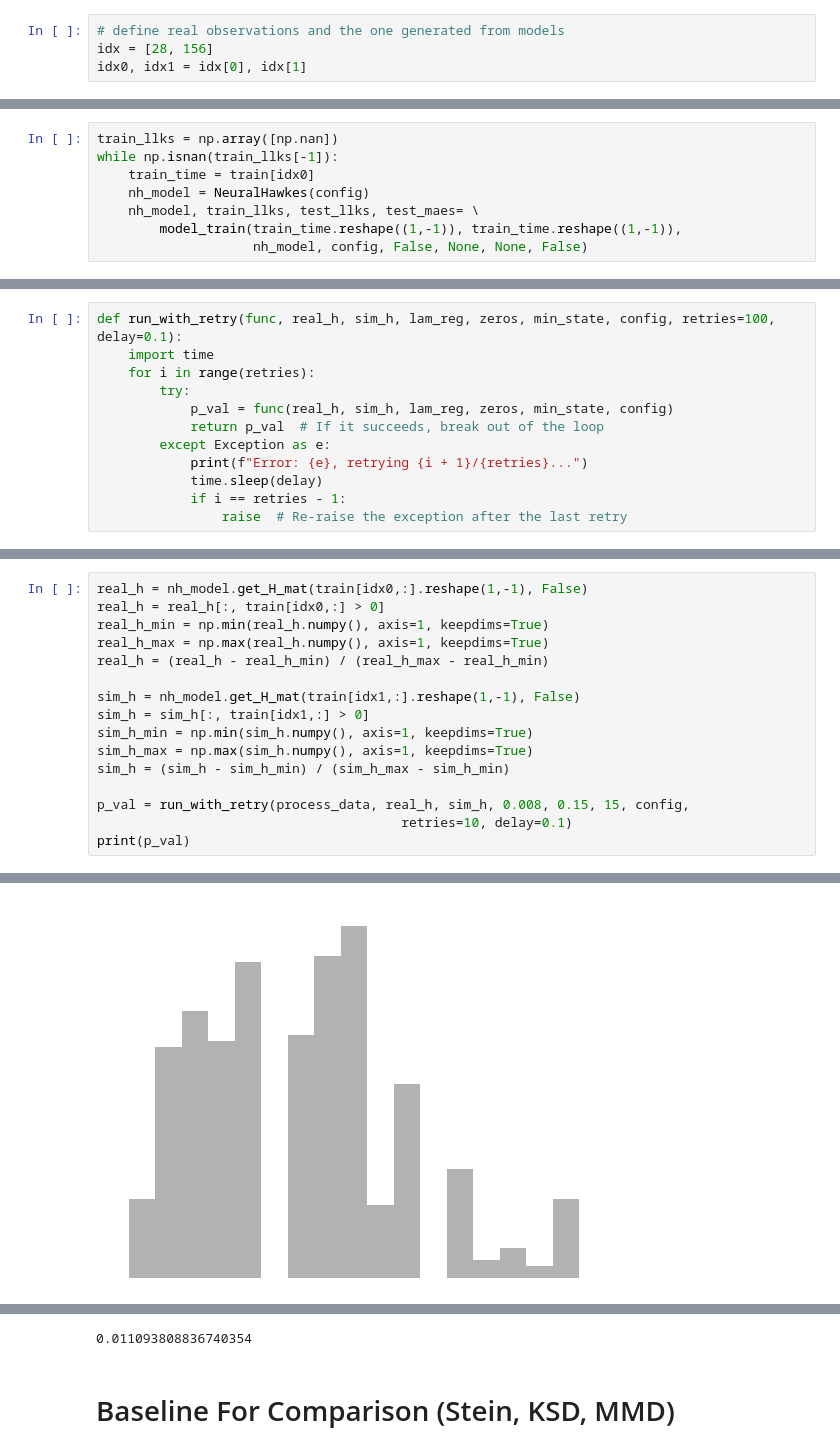
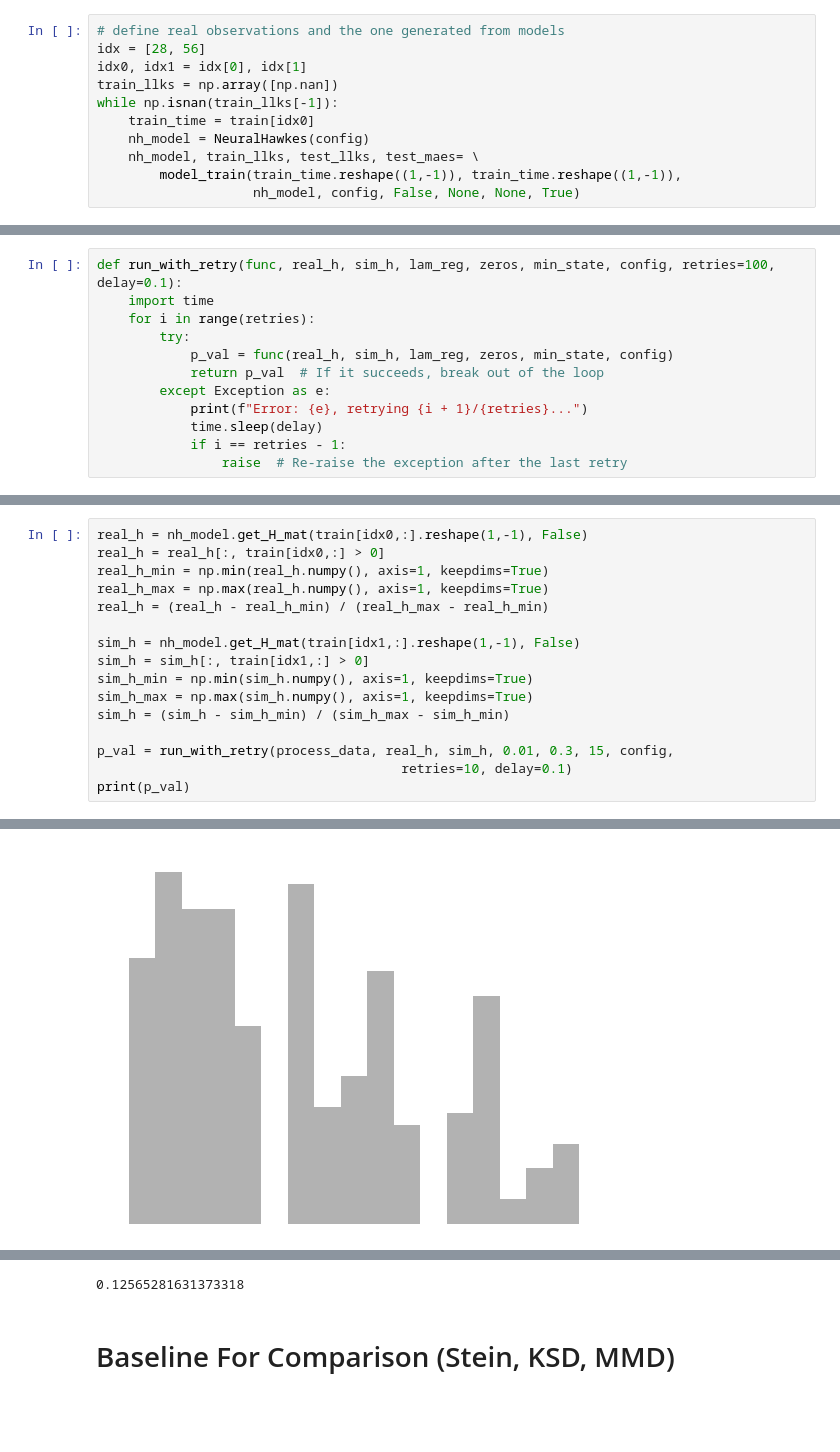
Before and after one commit to aoranzhangmia/Neural-GoF-Time, a Jupyter notebook: RENAL/example_usage.ipynb, the cells around one changed output, grey strips where cells are left out. Cells and saved outputs as stored; diff of their text form; blank space fills up the shorter version.

```diff
--- a/RENAL/example_usage.ipynb
+++ b/RENAL/example_usage.ipynb
@@ -203,4 +232,11 @@ train_all.shape
 # %%
 # define real observations and the one generated from models
-idx = [28, 156]
+idx = [28, 56]
 idx0, idx1 = idx[0], idx[1]
+train_llks = np.array([np.nan])
+while np.isnan(train_llks[-1]):
+    train_time = train[idx0]
+    nh_model = NeuralHawkes(config)
+    nh_model, train_llks, test_llks, test_maes= \
+        model_train(train_time.reshape((1,-1)), train_time.reshape((1,-1)),
+                    nh_model, config, False, None, None, True)
@@ -236,8 +246,0 @@ config = config_generate(T0=str(T[0]),
-# %%
-train_llks = np.array([np.nan])
-while np.isnan(train_llks[-1]):
-    train_time = train[idx0]
-    nh_model = NeuralHawkes(config)
-    nh_model, train_llks, test_llks, test_maes= \
-        model_train(train_time.reshape((1,-1)), train_time.reshape((1,-1)),
-                    nh_model, config, False, None, None, False)
@@ -342,7 +341,7 @@ sim_h_min = np.min(sim_h.numpy(), axis=1, keepdims=True)
 sim_h_max = np.max(sim_h.numpy(), axis=1, keepdims=True)
 sim_h = (sim_h - sim_h_min) / (sim_h_max - sim_h_min)
 
-p_val = run_with_retry(process_data, real_h, sim_h, 0.008, 0.15, 15, config,
+p_val = run_with_retry(process_data, real_h, sim_h, 0.01, 0.3, 15, config,
                                        retries=10, delay=0.1)
 print(p_val)
 # %% [output]
@@ -351 +350 @@ print(p_val)
-[figure, old version]
+[figure, new version]
@@ -353,4 +352,4 @@ print(p_val)
-0.011093808836740354
+0.12565281631373318
 # %% [markdown]
 # Baseline For Comparison (Stein, KSD, MMD)
 # %% [markdown]
```
Also changed, not shown: parts of 6 cells of this notebook.
